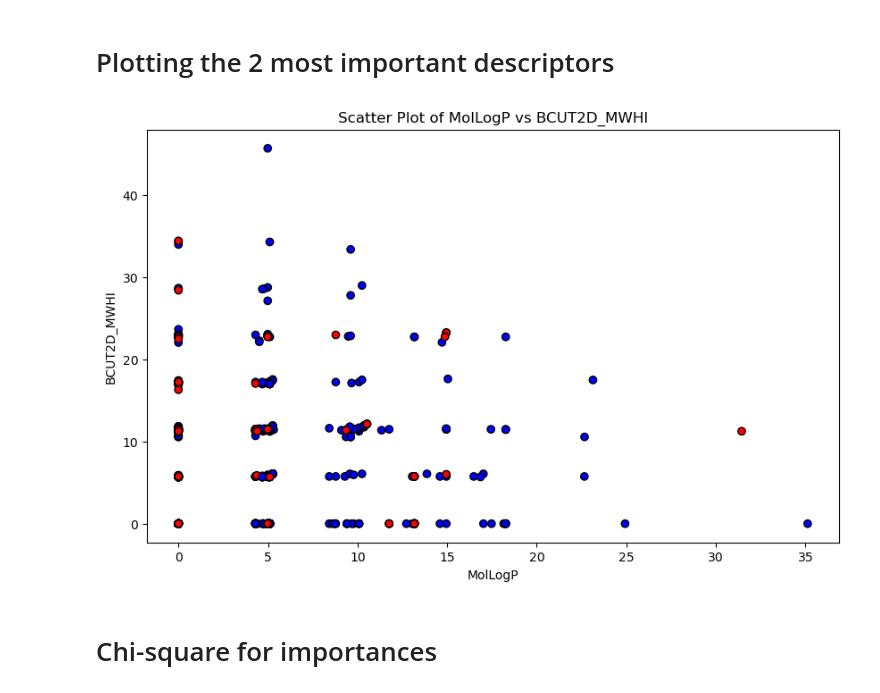
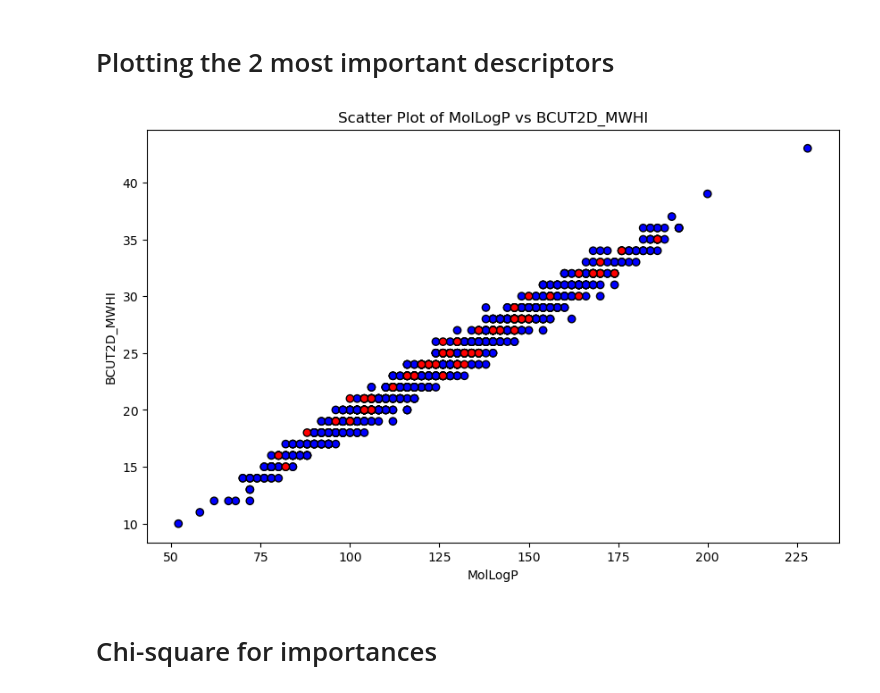
Before and after one commit to annebiemans/Group16, a Jupyter notebook: group_assignment_part1.ipynb, the cells around one changed output. Cells and saved outputs as stored; diff of their text form; code cells hidden in the pictures.

Commit message:
De pca werkt nu wel, alsin we krijgen een juiste plot en nieuwe descriptors, het verschilt wel heel erg per manier van zoeken, we gaan nu testen bij part 5

```diff
--- a/group_assignment_part1.ipynb
+++ b/group_assignment_part1.ipynb
@@ -268,16 +288,16 @@ plt.show()
 # %%
 # Create a color array based on the condition
 colors = ['red' if inhibition == 1 else 'blue' for inhibition in data_raw["ERK2_inhibition"]]
 
 # Plot the data points with the specified colors
 plt.figure(figsize=(10, 6))
-plt.scatter(df_filtered_molecules['PEOE_VSA4'], df_filtered_molecules['SMR_VSA9'], c=colors, edgecolor='k')
+plt.scatter(df_filtered_molecules['NumValenceElectrons'], df_filtered_molecules['HeavyAtomCount'], c=colors, edgecolor='k')
 plt.xlabel("MolLogP")
 plt.ylabel("BCUT2D_MWHI")
 plt.title("Scatter Plot of MolLogP vs BCUT2D_MWHI")
 plt.show()
 # %% [output]
-[figure, old version]
+[figure, new version]
 # %% [markdown]
 # Chi-square for importances
 # %%
```
Also changed, not shown: parts of 8 cells of this notebook.
